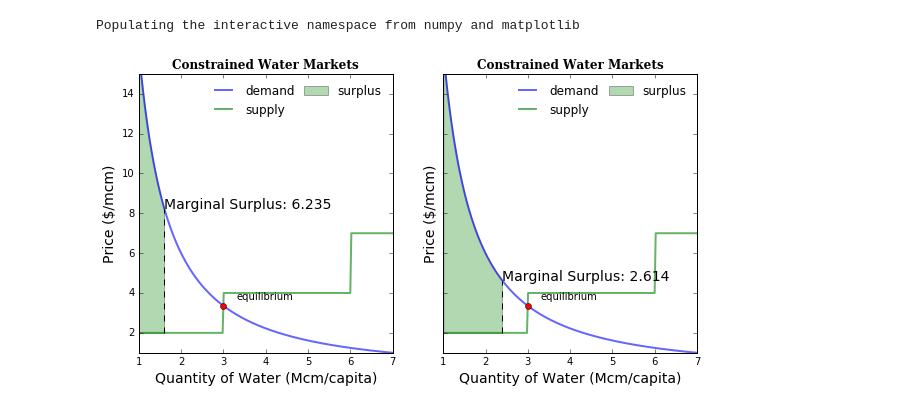
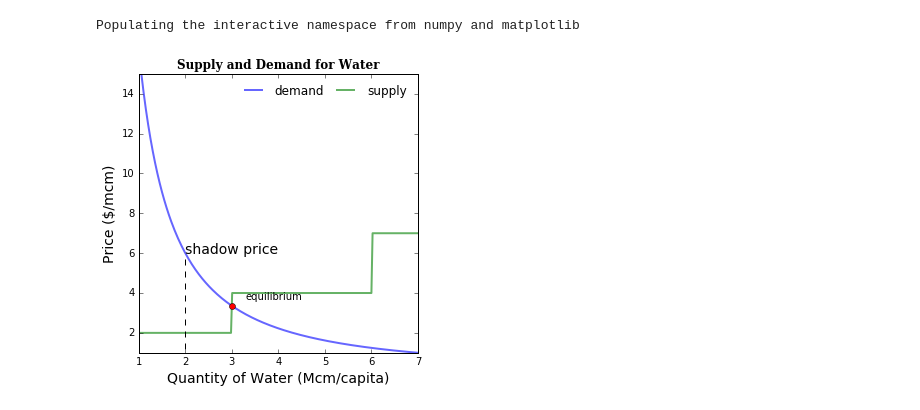
Before and after one commit to akaufman10/was, a Jupyter notebook: trainings/EconGraphs.ipynb, the cells around one changed output. Saved outputs shown, nothing was run; the diff lists cells and outputs as text; code cells hidden in the pictures.

```diff
--- a/trainings/EconGraphs.ipynb
+++ b/trainings/EconGraphs.ipynb
@@ -578,14 +599,16 @@ class scenarioSimulator(object):
 
 #test params
 
-supplyLevels = [(0,2),(3,4),(6,7)]
-highlandsSupplyLevels = [(i,j+3) for i,j in supplyLevels]
+supplyLevels           = [(1,2),(3,4),(6,7)]
+highlandsSupplyLevels  = [(i,j+3) for i,j in supplyLevels]
+springAreaSupplyLevels = [(i,j-1) for i,j in supplyLevels]
 demand_parameters = {'multiplier':7,'elasticity':.7}
 alt_demand_parameters = {'multiplier':6,'elasticity':.7}
 
 #test objects
 Market = market(demandFunc(**demand_parameters), supplyFunc(supplyLevels))
-lowAltMarket = market(demandFunc(**demand_parameters), supplyFunc(highlandsSupplyLevels))
+highAltMarket = market(demandFunc(**demand_parameters), supplyFunc(highlandsSupplyLevels))
+springMarket = market(demandFunc(**demand_parameters), supplyFunc(springAreaSupplyLevels))
 graphMaker = scenarioSimulator(Market)
 # %%
 if __name__ == '__main__':
@@ -597,10 +620,10 @@ if __name__ == '__main__':
     graphMaker.drawDemand()
 
     graphMaker.drawDemand(subsidy = 3, annotate = True)
+    '''
+    graphMaker.drawShadowValue(2, scarcityRent=False, annotate=True)
 
-    graphMaker.drawPrice(5)
-    graphMaker.annotate()
-
+    '''
     graphMaker.drawQuantity(2.5)
     graphMaker.annotate()
 
@@ -624,34 +647,34 @@ if __name__ == '__main__':
 
     graphMaker.drawCapitalExpTradeoff(3,.4,drawEQ=True)
     graphMaker.annotate()
 
     graphMaker.drawCapitalExpTradeoff(1,.2,totalSupply = 4, q_split = .6, otherMarket=lowAltMarket)
     graphMaker.annotate()
 
     graphMaker.drawOptimalTradeoff(4, otherMarket=Market)
     graphMaker.annotate()
 
     graphMaker.drawCapitalExpTradeoff(1, .4, totalSupply = 4, otherMarket = lowAltMarket, optimize=True)
     graphMaker.annotate()
 
     graphMaker.drawFigure(drawSurplus = False)
     graphMaker.annotate()
 
     graphMaker.drawTradeoff(4,.4)
     graphMaker.annotate()
 
     graphMaker.drawShifts()
     graphMaker.annotate()
 
     graphMaker.drawOptimalTradeoff(4, otherMarket = lowAltMarket)
     graphMaker.annotate()
 
     interact(graphMaker.drawPrice,price=(1,10,.1))
     interact(graphMaker.drawOptimalTradeoff,totalSupply=(1,6,.2), otherMarket=fixed(lowAltMarket))
     interact(graphMaker.drawTradeoff,totalSupply=(1,6,.2), firstMarketFrac=(.001,.999,.1),otherMarket=fixed(lowAltMarket))
     '''
 # %% [output]
-[figure, old version]
+[figure, new version]
 # %%
     # functions for interactive graphs
 
```
Also changed, not shown: parts of 3 cells of this notebook, 3 other files.
